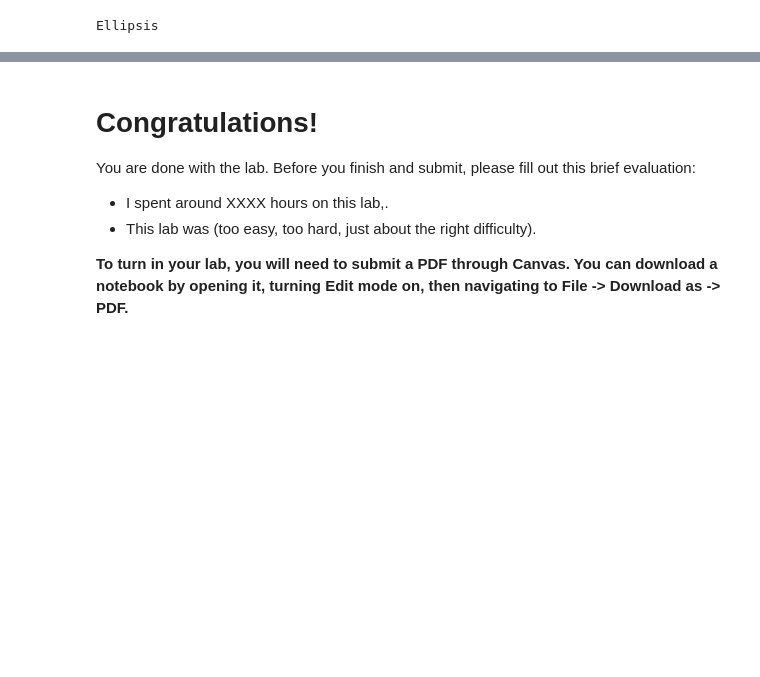
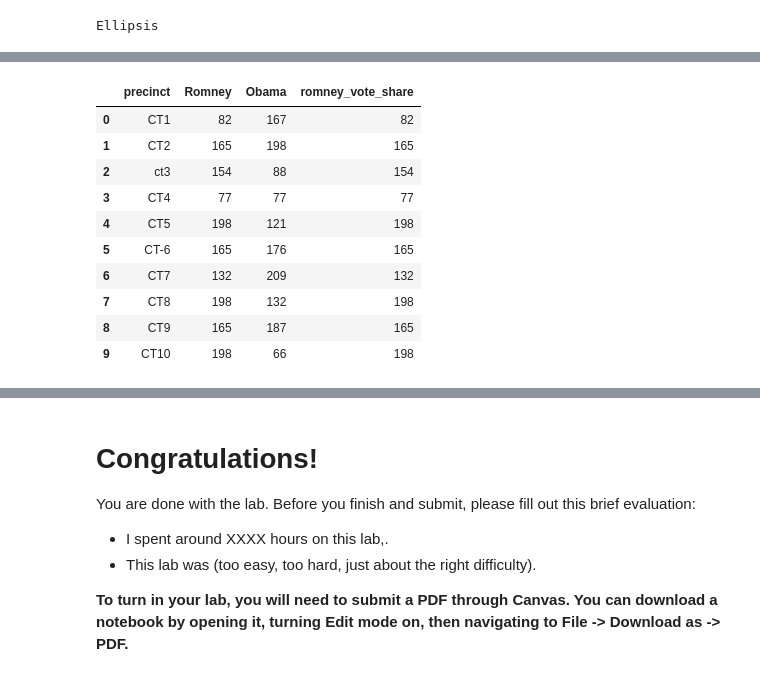
Before and after one commit to joshuakalla/data_science_campaigns, a Jupyter notebook: Labs/Lab2/lab02.ipynb, the cells around one changed output, grey strips where cells are left out. Saved outputs shown, nothing was run; the diff lists cells and outputs as text; code cells hidden in the pictures; blank space fills up the shorter version.

```diff
--- a/Labs/Lab2/lab02.ipynb
+++ b/Labs/Lab2/lab02.ipynb
@@ -579,0 +622,15 @@ Ellipsis
+# %%
+ct12['romney_vote_share'] = ct12['Romney'] # You are going to need to change this
+ct12 # Check your work
+# %% [output]
+|  | precinct | Romney | Obama | romney_vote_share |
+| 0 | CT1 | 82 | 167 | 82 |
+| 1 | CT2 | 165 | 198 | 165 |
+| 2 | ct3 | 154 | 88 | 154 |
+| 3 | CT4 | 77 | 77 | 77 |
+| 4 | CT5 | 198 | 121 | 198 |
+| 5 | CT-6 | 165 | 176 | 165 |
+| 6 | CT7 | 132 | 209 | 132 |
+| 7 | CT8 | 198 | 132 | 198 |
+| 8 | CT9 | 165 | 187 | 165 |
+| 9 | CT10 | 198 | 66 | 198 |
```
Also changed, not shown: parts of 10 cells of this notebook.
